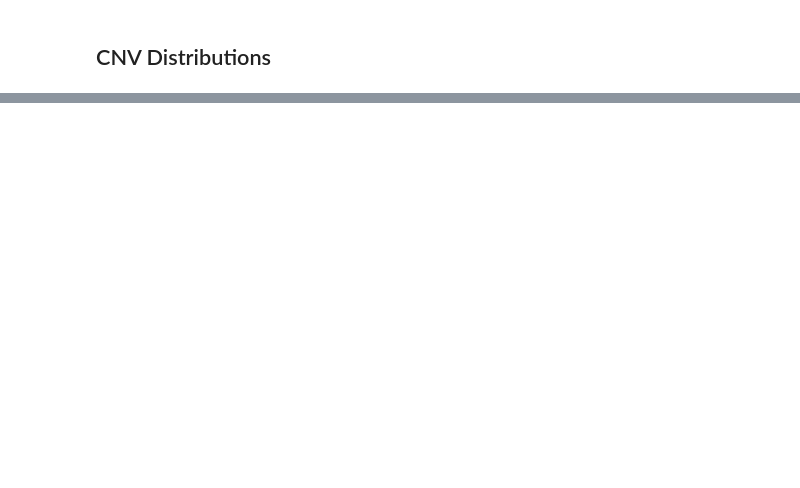
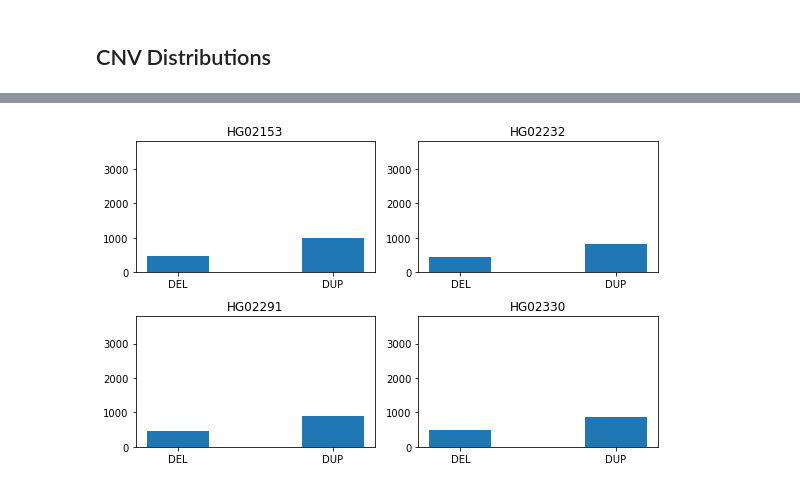
Before and after one commit to alperylmzz/ECOLE-revision, a Jupyter notebook: Figure 3.ipynb, the cells around one changed output, grey strips where cells are left out. Saved outputs shown, nothing was run; the diff lists cells and outputs as text; code cells hidden in the pictures; blank space fills up the shorter version.

```diff
--- a/Figure 3.ipynb
+++ b/Figure 3.ipynb
@@ -57,4 +115,24 @@ HG00513_labeled_data = test1[:,5]
 HG00732_labeled_data = test2[:,5]
 HG00733_labeled_data = test3[:,5]
 NA19240_labeled_data = test4[:,5]
+# %%
+cur_dirname = os.getcwd()
+test1 = np.load(cur_dirname+'/Chaisson_et_al_test_data/HG00513_labeled_data.npy',allow_pickle=True)
+test2 = np.load(cur_dirname+'/Chaisson_et_al_test_data/HG00732_labeled_data.npy',allow_pickle=True)
+test3 = np.load(cur_dirname+'/Chaisson_et_al_test_data/HG00733_labeled_data.npy',allow_pickle=True)
+test4 = np.load(cur_dirname+'/Chaisson_et_al_test_data/NA19240_labeled_data.npy',allow_pickle=True)
+HG00513_labeled_data = test1[:,5]
+HG00732_labeled_data = test2[:,5]
+HG00733_labeled_data = test3[:,5]
+NA19240_labeled_data = test4[:,5]
+
+cur_dirname = os.getcwd()
+test1 = np.load(cur_dirname+'/ECOLE_4_training_data/HG02153_labeled_data.npy',allow_pickle=True)
+test2 = np.load(cur_dirname+'/ECOLE_4_training_data/HG02232_labeled_data.npy',allow_pickle=True)
+test3 = np.load(cur_dirname+'/ECOLE_4_training_data/HG02291_labeled_data.npy',allow_pickle=True)
+test4 = np.load(cur_dirname+'/ECOLE_4_training_data/HG02330_labeled_data.npy',allow_pickle=True)
+HG02153_labeled_data = test1[:,5]
+HG02232_labeled_data = test2[:,5]
+HG02291_labeled_data = test3[:,5]
+HG02330_labeled_data = test4[:,5]
 # %%
@@ -82,0 +163,25 @@ plt.show()
+# %%
+HG02153_cnv = {"DEL": np.sum(HG02153_labeled_data=="<DEL>"),"DUP": np.sum(HG02153_labeled_data=="<DUP>")}
+HG02232_cnv = {"DEL": np.sum(HG02232_labeled_data=="<DEL>"),"DUP": np.sum(HG02232_labeled_data=="<DUP>")}
+HG02291_cnv = {"DEL": np.sum(HG02291_labeled_data=="<DEL>"),"DUP": np.sum(HG02291_labeled_data=="<DUP>")}
+HG02330_cnv = {"DEL": np.sum(HG02330_labeled_data=="<DEL>"),"DUP": np.sum(HG02330_labeled_data=="<DUP>")}
+
+fig, ax = plt.subplots(2,2, figsize=(8,5))
+
+# creating the bar plot
+ax[0,0].bar(HG02153_cnv.keys(), HG02153_cnv.values(),width = 0.4)
+ax[0,0].set_title("HG02153")
+ax[0,0].set_ylim((0,3800))
+ax[0,1].bar(HG02232_cnv.keys(), HG02232_cnv.values(),width = 0.4)
+ax[0,1].set_title("HG02232")
+ax[0,1].set_ylim((0,3800))
+ax[1,0].bar(HG02291_cnv.keys(), HG02291_cnv.values(),width = 0.4)
+ax[1,0].set_title("HG02291")
+ax[1,0].set_ylim((0,3800))
+ax[1,1].bar(HG02330_cnv.keys(), HG02330_cnv.values(),width = 0.4)
+ax[1,1].set_title("HG02330")
+ax[1,1].set_ylim((0,3800))
+fig.tight_layout()
+plt.show()
+# %% [output]
+[figure, added]
```
Also changed, not shown: parts of 5 cells of this notebook.
